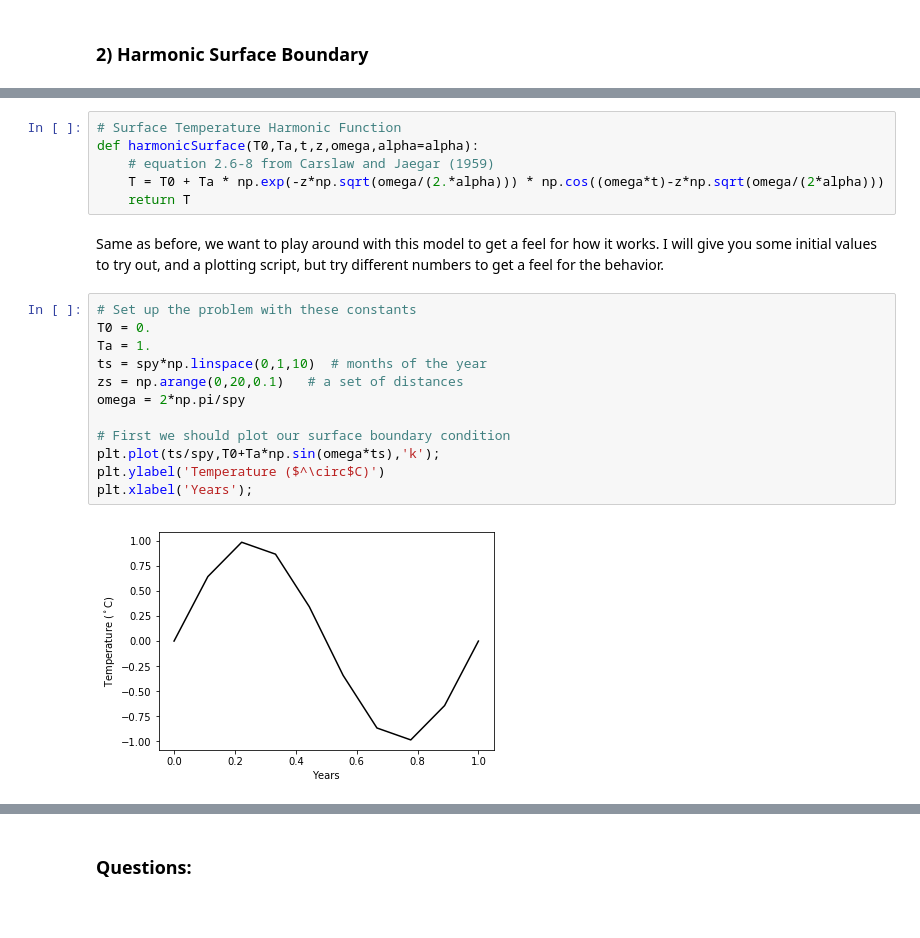
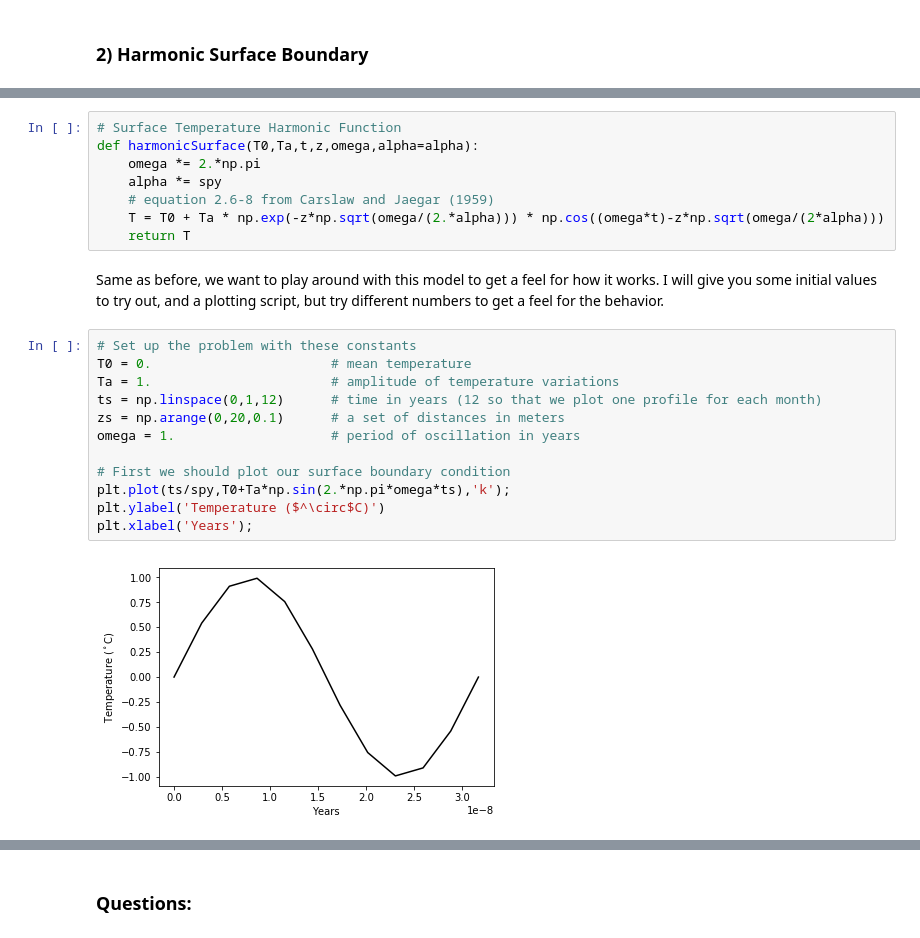
Before and after one commit to benhills/HeatTransfer_Teaching, a Jupyter notebook: HeatTransfer_ESS431.ipynb, the cells around one changed output, grey strips where cells are left out. Cells and saved outputs as stored; diff of their text form.

```diff
--- a/HeatTransfer_ESS431.ipynb
+++ b/HeatTransfer_ESS431.ipynb
@@ -65,6 +63,8 @@ $$ T(z,t) = T_0 + T_a exp \left ( -z \sqrt(\frac{\omega}{2 \alpha}) \right ) sin
 # %%
 # Surface Temperature Harmonic Function
 def harmonicSurface(T0,Ta,t,z,omega,alpha=alpha):
+    omega *= 2.*np.pi
+    alpha *= spy
     # equation 2.6-8 from Carslaw and Jaegar (1959)
     T = T0 + Ta * np.exp(-z*np.sqrt(omega/(2.*alpha))) * np.cos((omega*t)-z*np.sqrt(omega/(2*alpha)))
     return T
@@ -72,18 +72,18 @@ def harmonicSurface(T0,Ta,t,z,omega,alpha=alpha):
 Same as before, we want to play around with this model to get a feel for how it works. I will give you some initial values to try out, and a plotting script, but try different numbers to get a feel for the behavior.
 # %%
 # Set up the problem with these constants
-T0 = 0.
-Ta = 1.
-ts = spy*np.linspace(0,1,10)  # months of the year
-zs = np.arange(0,20,0.1)   # a set of distances
-omega = 2*np.pi/spy
+T0 = 0.                       # mean temperature
+Ta = 1.                       # amplitude of temperature variations
+ts = np.linspace(0,1,12)      # time in years (12 so that we plot one profile for each month)
+zs = np.arange(0,20,0.1)      # a set of distances in meters
+omega = 1.                    # period of oscillation in years
 
 # First we should plot our surface boundary condition
-plt.plot(ts/spy,T0+Ta*np.sin(omega*ts),'k');
+plt.plot(ts/spy,T0+Ta*np.sin(2.*np.pi*omega*ts),'k');
 plt.ylabel('Temperature ($^\circ$C)')
 plt.xlabel('Years');
 # %% [output]
-[figure, old version]
+[figure, new version]
 # %%
 # Run and plot for all the times
 for t in ts:
```
Also changed, not shown: parts of 17 cells of this notebook, 1 other file.
